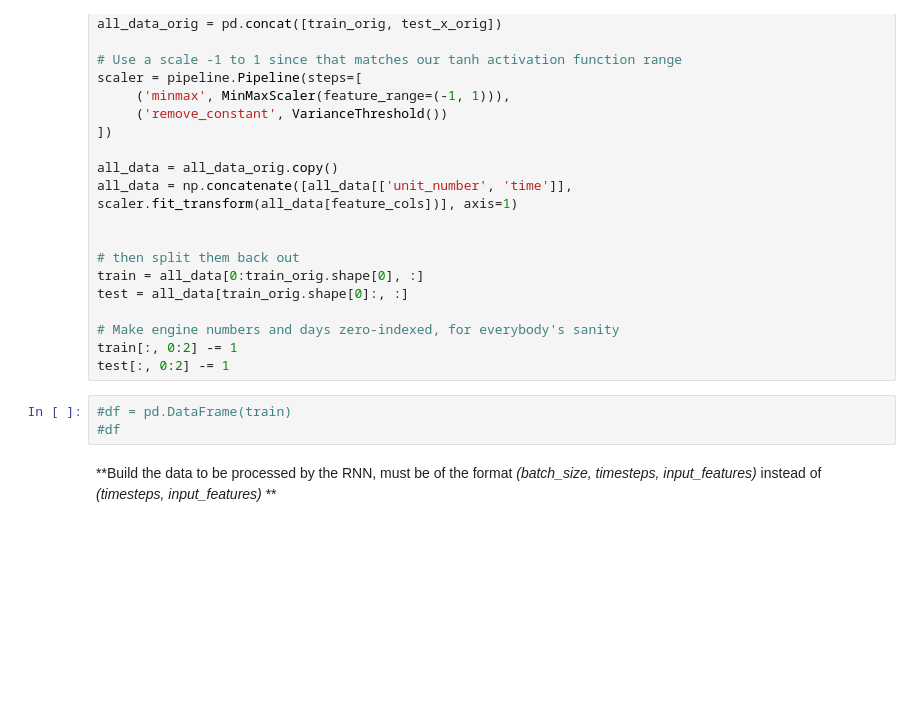
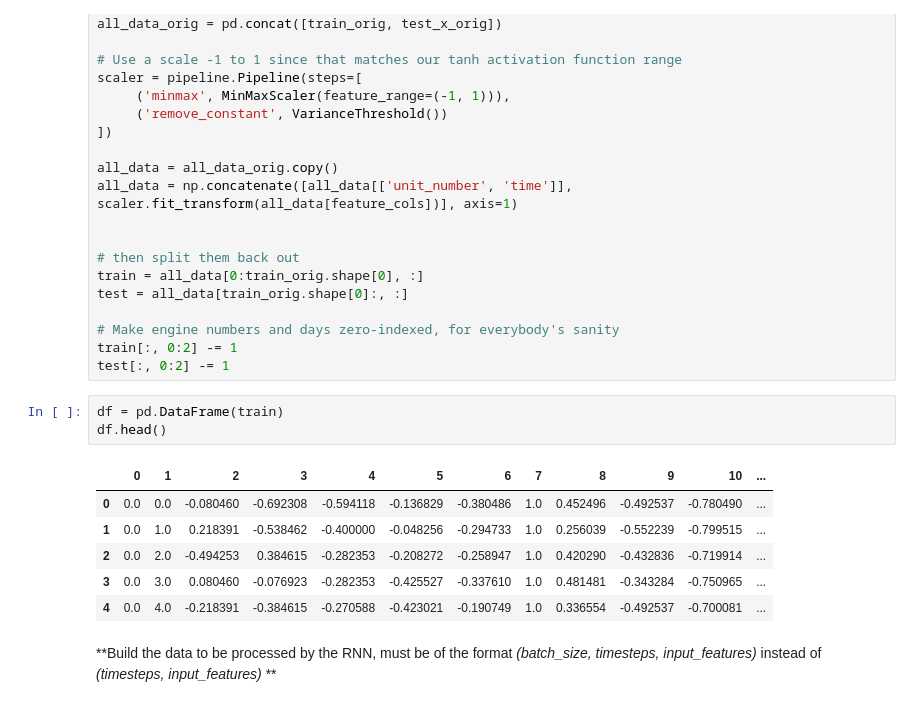
Before and after one commit to rorycawley/MSc-Dissertation, a Jupyter notebook: Wide_LSTM.ipynb, the cells around one changed output. Saved outputs shown, nothing was run; the diff lists cells and outputs as text; blank space fills up the shorter version.

```diff
--- a/Wide_LSTM.ipynb
+++ b/Wide_LSTM.ipynb
@@ -225,8 +320,15 @@ test = all_data[train_orig.shape[0]:, :]
 train[:, 0:2] -= 1
 test[:, 0:2] -= 1
 # %%
-#df = pd.DataFrame(train)
-#df
+df = pd.DataFrame(train)
+df.head()
+# %% [output]
+|  | 0 | 1 | 2 | 3 | 4 | 5 | 6 | 7 | 8 | 9 | 10 | ... |
+| 0 | 0.0 | 0.0 | -0.080460 | -0.692308 | -0.594118 | -0.136829 | -0.380486 | 1.0 | 0.452496 | -0.492537 | -0.780490 | ... |
+| 1 | 0.0 | 1.0 | 0.218391 | -0.538462 | -0.400000 | -0.048256 | -0.294733 | 1.0 | 0.256039 | -0.552239 | -0.799515 | ... |
+| 2 | 0.0 | 2.0 | -0.494253 | 0.384615 | -0.282353 | -0.208272 | -0.258947 | 1.0 | 0.420290 | -0.432836 | -0.719914 | ... |
+| 3 | 0.0 | 3.0 | 0.080460 | -0.076923 | -0.282353 | -0.425527 | -0.337610 | 1.0 | 0.481481 | -0.343284 | -0.750965 | ... |
+| 4 | 0.0 | 4.0 | -0.218391 | -0.384615 | -0.270588 | -0.423021 | -0.190749 | 1.0 | 0.336554 | -0.492537 | -0.700081 | ... |
 # %% [markdown]
 **Build the data to be processed by the RNN, must be of the format *(batch_size, timesteps, input_features)* instead of *(timesteps, input_features)*  **
 # %%
```
Also changed, not shown: parts of 22 cells of this notebook.
